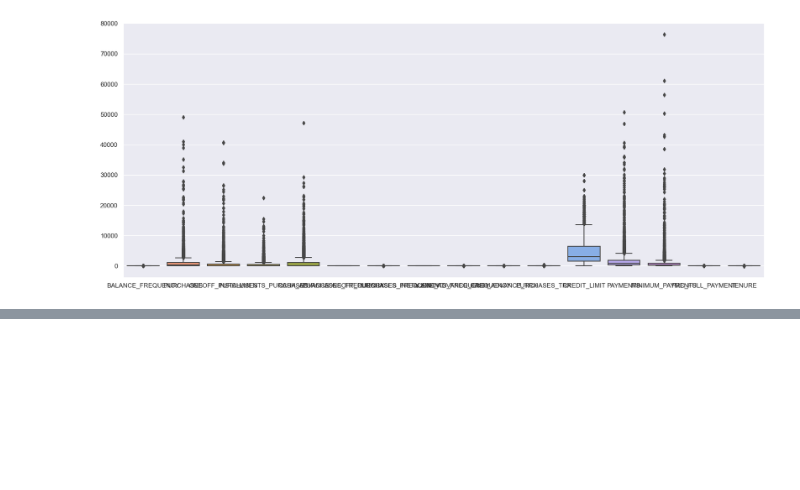
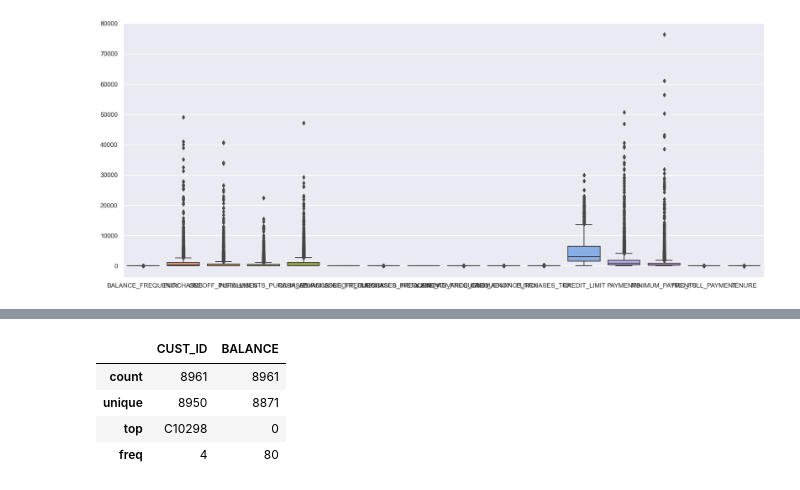
Before and after one commit to ISIS-3301-Business-Inteligence-2024-10/Lab-1, a Jupyter notebook: src/main.ipynb, the cells around one changed output, grey strips where cells are left out. Cells and saved outputs as stored; diff of their text form; code cells hidden in the pictures; blank space fills up the shorter version.

```diff
--- a/src/main.ipynb
+++ b/src/main.ipynb
@@ -100,0 +132,8 @@ ax = sns.boxplot(data=data, orient="v")
+# %%
+data[categoric_cols].describe()
+# %% [output]
+|  | CUST_ID | BALANCE |
+| count | 8961 | 8961 |
+| unique | 8950 | 8871 |
+| top | C10298 | 0 |
+| freq | 4 | 80 |
```
Also changed, not shown: parts of 20 cells of this notebook, 1 other file.
